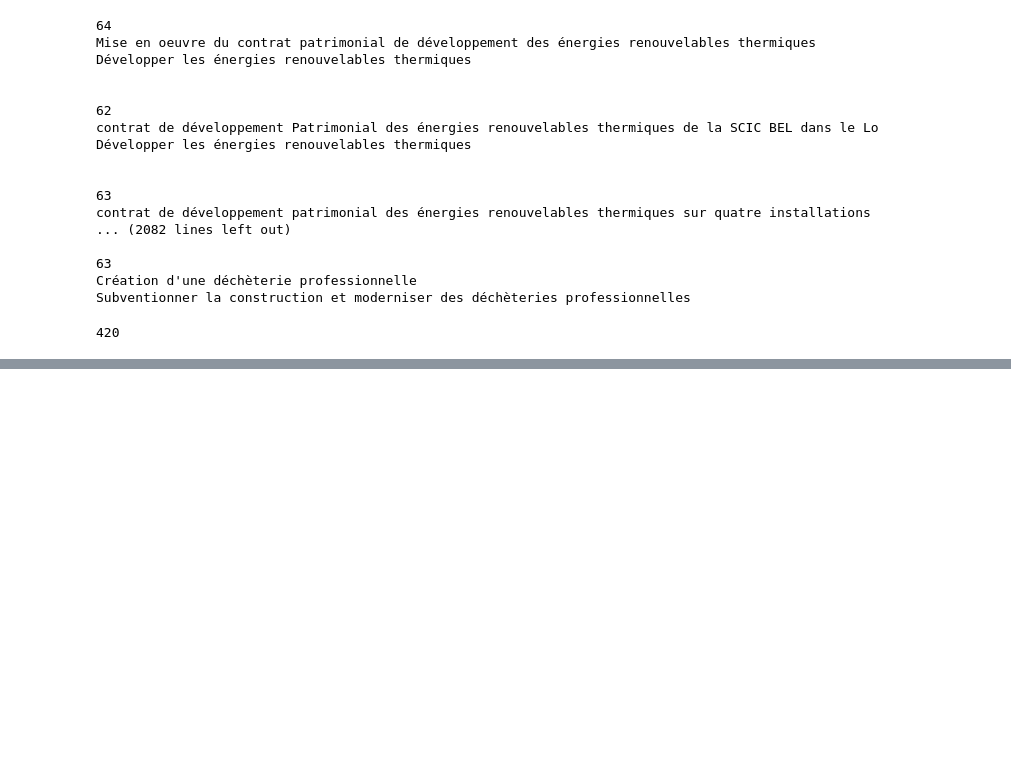
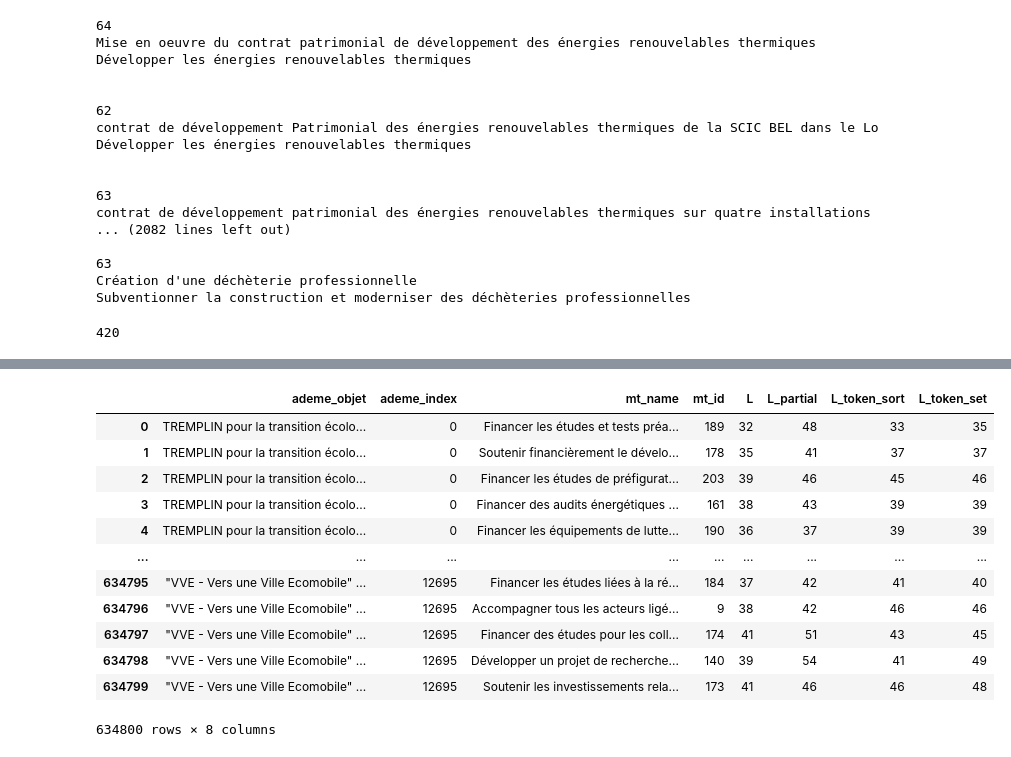
Before and after one commit to dataforgoodfr/offseason_missiontransition_simulateur, a Jupyter notebook: notebooks/Aides_ADEME.ipynb, the cells around one changed output, grey strips where cells are left out. Cells and saved outputs as stored; diff of their text form; code cells hidden in the pictures; blank space fills up the shorter version.

Commit message:
Create a product DataFrame of ADEME and MT aid offers and compute the Levenstein scores for every pair.

```diff
--- a/notebooks/Aides_ADEME.ipynb
+++ b/notebooks/Aides_ADEME.ipynb
@@ -212,0 +241,55 @@ i
+# %%
+def LevenshteinScores(n1, n2):
+    """
+    This function return a dictionary of differents levenshtein scores given by the fuzzywuzzy library.
+
+            Parameter
+            ---------
+            n1 : sting
+                String to compare with n2
+
+            n2 : sting
+                String to compare with n1
+
+            Returns
+            -------
+            scores_dict : dictionary
+
+    """
+    n_1 = n1.lower()
+    n_2 = n2.lower()
+
+    l = fuzz.ratio(n_1, n_2)
+    l_partial = fuzz.partial_ratio(n_1, n_2)
+    l_token_sort = fuzz.token_sort_ratio(n_1, n_2)
+    l_token_set = fuzz.token_set_ratio(n_1, n_2)
+
+    scores_dict = {"L" : l,
+                   "L_partial" : l_partial,
+                   "L_token_sort" : l_token_sort,
+                   "L_token_set" : l_token_set}
+
+    return score_dict
+# %%
+# Can takes few minutes to compute the Levenstein scores on the entire dataset.
+df_levenshtein = df_product.apply(lambda x : LevenshteinScores(x["ademe_objet"],
+                                                               x["mt_name"]),
+                                  axis=1, result_type='expand')
+# %%
+df_scores = df_product.join(df_levenshtein)
+# %%
+df_scores
+# %% [output]
+|  | ademe_objet | ademe_index | mt_name | mt_id | L | L_partial | L_token_sort | L_token_set |
+| 0 | TREMPLIN pour la transition écolo... | 0 | Financer les études et tests préa... | 189 | 32 | 48 | 33 | 35 |
+| 1 | TREMPLIN pour la transition écolo... | 0 | Soutenir financièrement le dévelo... | 178 | 35 | 41 | 37 | 37 |
+| 2 | TREMPLIN pour la transition écolo... | 0 | Financer les études de préfigurat... | 203 | 39 | 46 | 45 | 46 |
+| 3 | TREMPLIN pour la transition écolo... | 0 | Financer des audits énergétiques ... | 161 | 38 | 43 | 39 | 39 |
+| 4 | TREMPLIN pour la transition écolo... | 0 | Financer les équipements de lutte... | 190 | 36 | 37 | 39 | 39 |
+| ... | ... | ... | ... | ... | ... | ... | ... | ... |
+| 634795 | "VVE - Vers une Ville Ecomobile" ... | 12695 | Financer les études liées à la ré... | 184 | 37 | 42 | 41 | 40 |
+| 634796 | "VVE - Vers une Ville Ecomobile" ... | 12695 | Accompagner tous les acteurs ligé... | 9 | 38 | 42 | 46 | 46 |
+| 634797 | "VVE - Vers une Ville Ecomobile" ... | 12695 | Financer des études pour les coll... | 174 | 41 | 51 | 43 | 45 |
+| 634798 | "VVE - Vers une Ville Ecomobile" ... | 12695 | Développer un projet de recherche... | 140 | 39 | 54 | 41 | 49 |
+| 634799 | "VVE - Vers une Ville Ecomobile" ... | 12695 | Soutenir les investissements rela... | 173 | 41 | 46 | 46 | 48 |
+634800 rows × 8 columns
```
Also changed, not shown: parts of 3 cells of this notebook.
